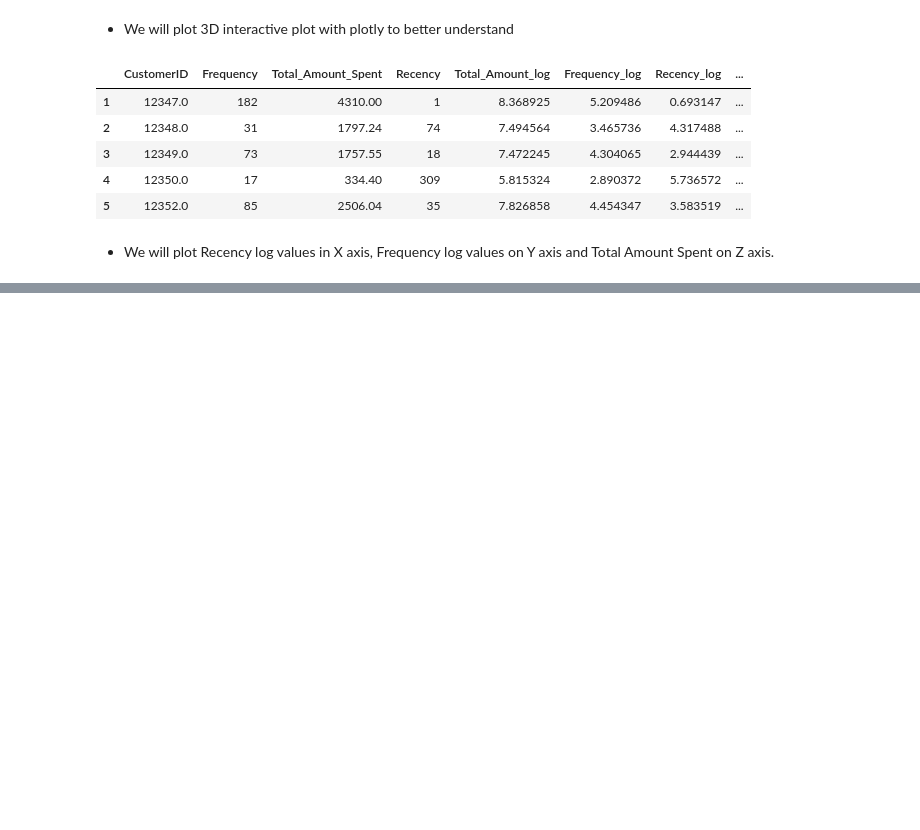
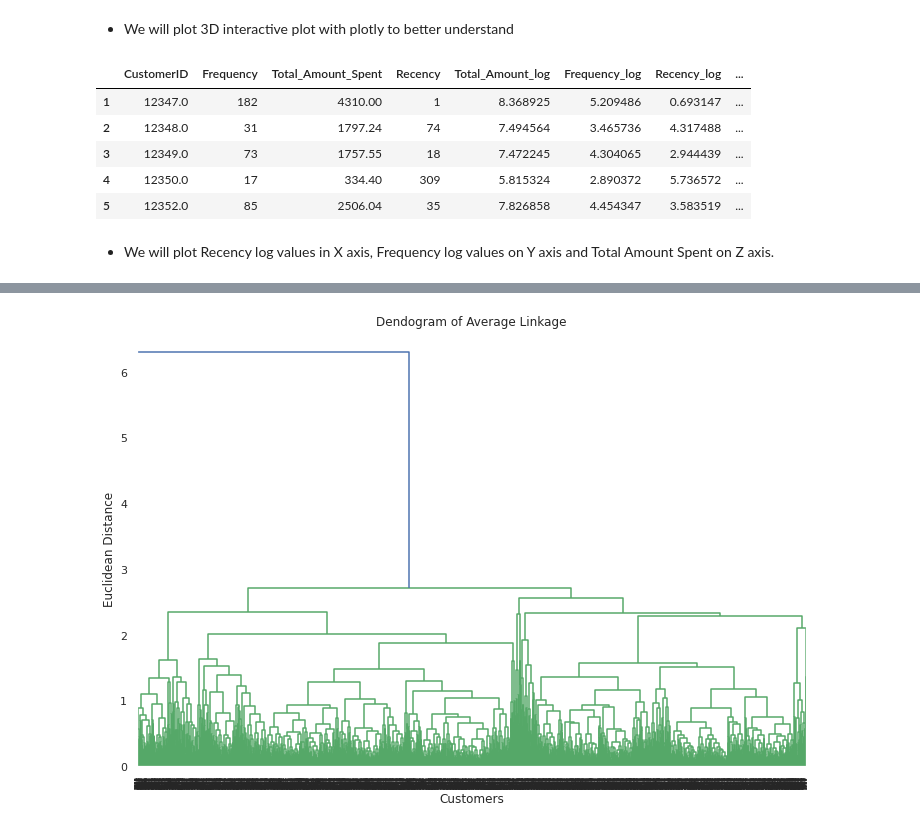
Before and after one commit to sankettgorey/Customer-Segmentation, a Jupyter notebook: Copy_of_Copy_of_Online_Retail_Customer_Segmentation_Capstone_Project.ipynb, the cells around one changed output, grey strips where cells are left out. Cells and saved outputs as stored; diff of their text form; code cells hidden in the pictures; blank space fills up the shorter version.

```diff
--- a/Copy_of_Copy_of_Online_Retail_Customer_Segmentation_Capstone_Project.ipynb
+++ b/Copy_of_Copy_of_Online_Retail_Customer_Segmentation_Capstone_Project.ipynb
@@ -835,0 +980,10 @@ fig.show()
+# %%
+# # avg linkage
+dendogram = sch.dendrogram(sch.linkage(final_df_scaled, metric = 'euclidean', method = 'average'))
+
+plt.title('Dendogram of Average Linkage');
+plt.xlabel('Customers');
+plt.ylabel('Euclidean Distance');
+plt.show();
+# %% [output]
+[figure, added]
```
Also changed, not shown: parts of 27 cells of this notebook.
